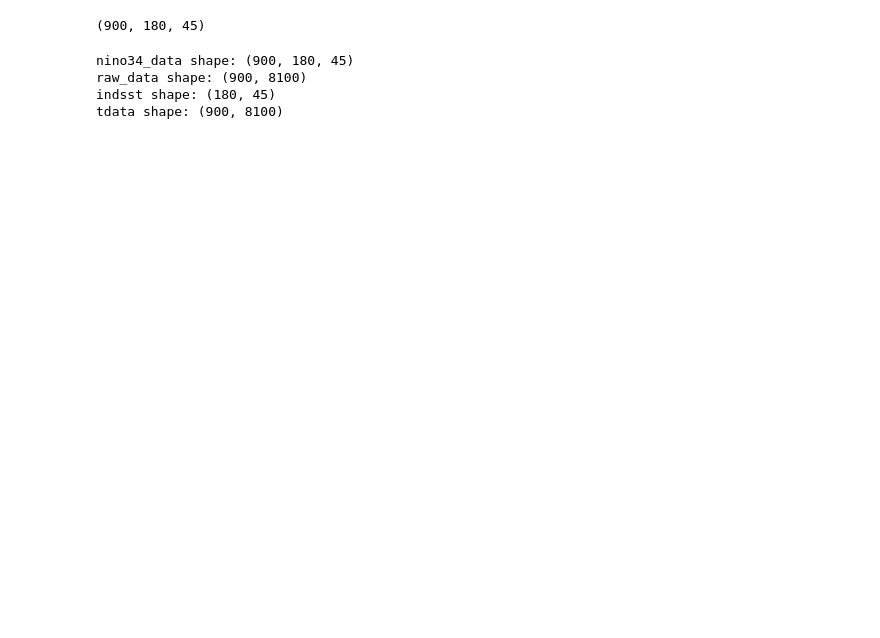
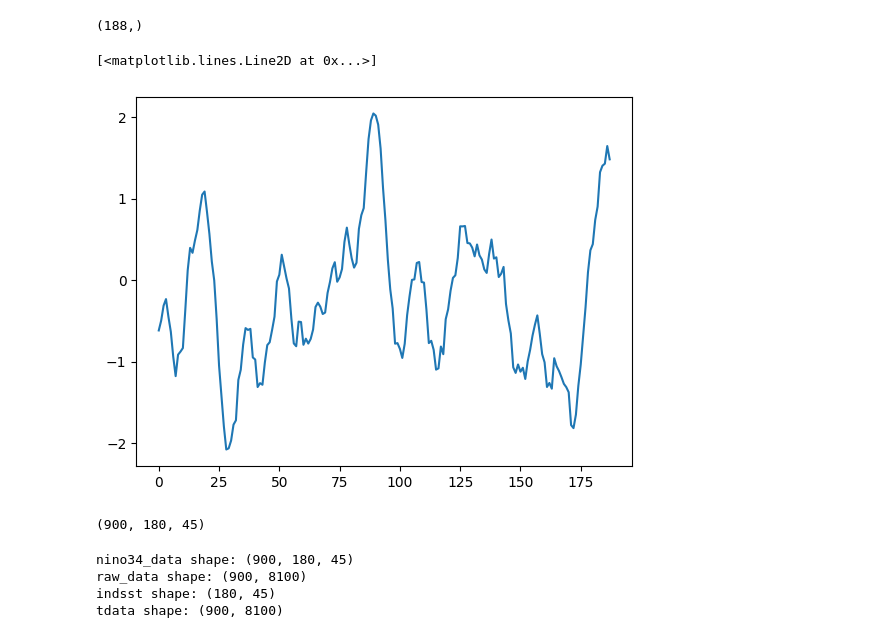
Before and after one commit to heraclixus/Ocean_TimeSeries_Graph, a Jupyter notebook: notebooks/graph_data.ipynb, the cells around one changed output. Saved outputs shown, nothing was run; the diff lists cells and outputs as text; code cells hidden in the pictures; blank space fills up the shorter version.

Commit message:
sanity check for data

```diff
--- a/notebooks/graph_data.ipynb
+++ b/notebooks/graph_data.ipynb
@@ -8,6 +8,20 @@ import seaborn as sns
 import os
 import xarray as xr
 from netCDF4 import Dataset
+# %%
+groundtruth_enso_data = scipy.io.loadmat('../data/skill1.mat')
+baseline_true, baseline_forecast = groundtruth_enso_data["sstn"], groundtruth_enso_data["sstv"]
+# %%
+baseline_true_enso = baseline_true[:,0]
+baseline_true_enso.shape
+# %% [output]
+(188,)
+# %%
+# this is the target provided by dmitri
+plt.plot(baseline_true_enso)
+# %% [output]
+[<matplotlib.lines.Line2D at 0x...>]
+[figure, added]
 # %%
 xrdata = Dataset('../data/ersst2024-12.nc')
 # %%
```
Also changed, not shown: parts of 3 cells of this notebook, 11 other files.
